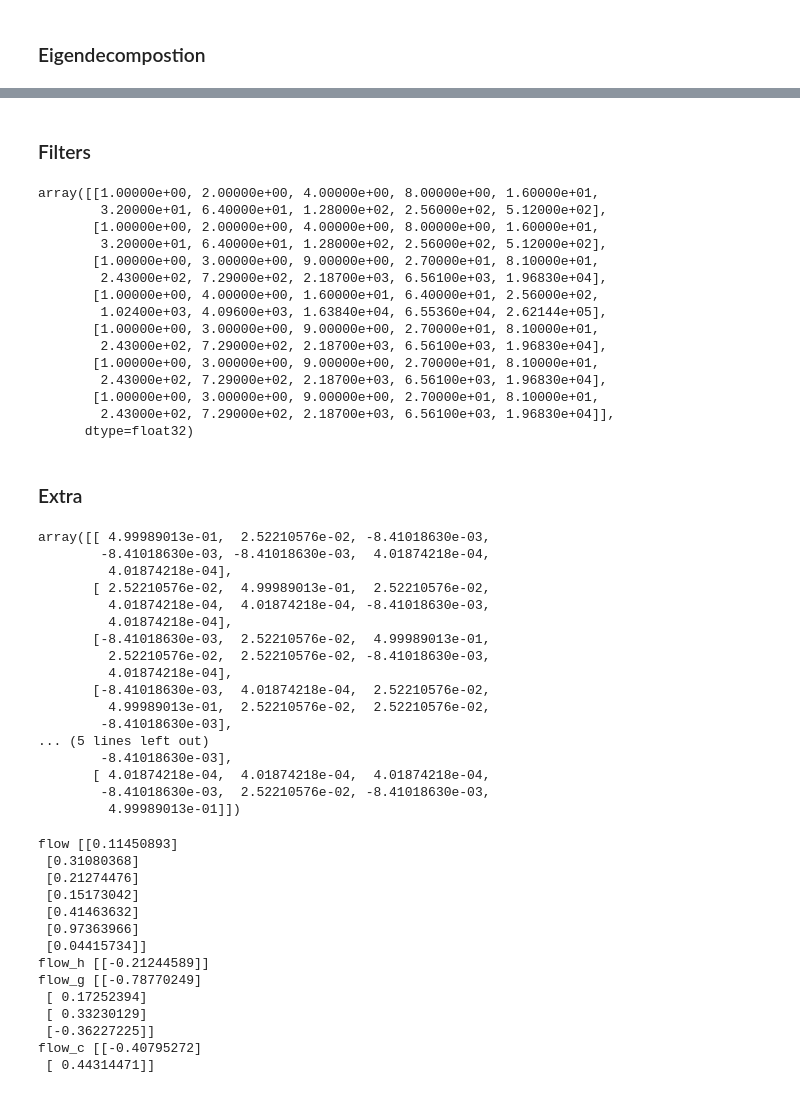
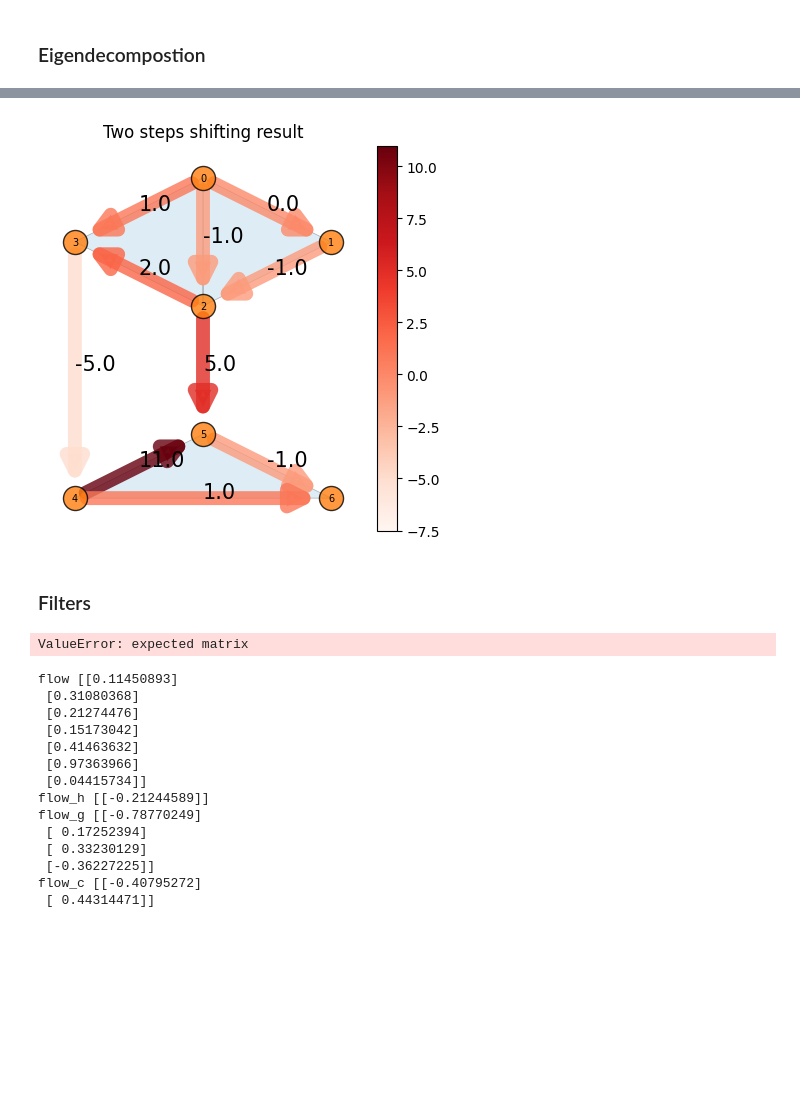
Before and after one commit to irtazahashmi/pytspl, a Jupyter notebook: demo_notebook.ipynb, the cells around one changed output, grey strips where cells are left out. Cells and saved outputs as stored; diff of their text form; code cells hidden in the pictures; blank space fills up the shorter version.

```diff
--- a/demo_notebook.ipynb
+++ b/demo_notebook.ipynb
@@ -244,59 +166,37 @@ Text(0.5, 1.0, 'u_h, λ = 2.0')
+# %%
+# two step shifting result L1^2 @ f
+fig = plt.figure(figsize = (5,5))
+ax = fig.add_subplot(1, 1, 1)
+ax.set_title("Two steps shifting result")
+flow = lower_flow + upper_flow
+scplot.draw_flow(flow=flow, ax=ax)
+# %% [output]
+[figure, added]
 # %% [markdown]
 ### Filters
 # %%
+from sclibrary.eigendecomposition import _get_eigendecomposition
+from scipy.linalg import pinv
+
 L = 10 # order of the filter (order of the matrix polynomial)
 
-lam_l = np.diag() # eigenvalues of L1 (all of them)
+eigenvecs, eigenvals = _get_eigendecomposition(L1)
+
+lam_l = np.diag(eigenvals) # eigenvalues of L1 (all of them)
+
 Phi_G = np.array([lam_l ** (l - 1) for l in range(1, L + 1)]).T
-Phi_G
+
+# Calculate alpha
+alpha = pinv(Phi_G) @ np.concatenate([np.array([1]), np.zeros(len(lam_l) - 1)])
+
+# Build the filter
+H = np.zeros((7, 7))
+for l in range(1, L+1):
+    H += alpha[l-1] * L1L**(l-1)
+
+H
 # %% [output]
-array([[1.00000e+00, 2.00000e+00, 4.00000e+00, 8.00000e+00, 1.60000e+01,
-        3.20000e+01, 6.40000e+01, 1.28000e+02, 2.56000e+02, 5.12000e+02],
-       [1.00000e+00, 2.00000e+00, 4.00000e+00, 8.00000e+00, 1.60000e+01,
-        3.20000e+01, 6.40000e+01, 1.28000e+02, 2.56000e+02, 5.12000e+02],
-       [1.00000e+00, 3.00000e+00, 9.00000e+00, 2.70000e+01, 8.10000e+01,
-        2.43000e+02, 7.29000e+02, 2.18700e+03, 6.56100e+03, 1.96830e+04],
-       [1.00000e+00, 4.00000e+00, 1.60000e+01, 6.40000e+01, 2.56000e+02,
-        1.02400e+03, 4.09600e+03, 1.63840e+04, 6.55360e+04, 2.62144e+05],
-       [1.00000e+00, 3.00000e+00, 9.00000e+00, 2.70000e+01, 8.10000e+01,
-        2.43000e+02, 7.29000e+02, 2.18700e+03, 6.56100e+03, 1.96830e+04],
-       [1.00000e+00, 3.00000e+00, 9.00000e+00, 2.70000e+01, 8.10000e+01,
-        2.43000e+02, 7.29000e+02, 2.18700e+03, 6.56100e+03, 1.96830e+04],
-       [1.00000e+00, 3.00000e+00, 9.00000e+00, 2.70000e+01, 8.10000e+01,
-        2.43000e+02, 7.29000e+02, 2.18700e+03, 6.56100e+03, 1.96830e+04]],
-      dtype=float32)
+ValueError: expected matrix
-# %% [markdown]
-### Extra
-# %%
-from scipy.linalg import pinv
-
-# Calculate alpha
-alpha = pinv(Phi_G) @ np.concatenate([np.array([1]), np.zeros(len(lam_l)-1)])
-
-# Build the filter
-H = np.zeros((7, 7))
-for l in range(1, L+1):
-    H += alpha[l-1] * L1L**(l-1)
-
-H
-# %% [output]
-array([[ 4.99989013e-01,  2.52210576e-02, -8.41018630e-03,
-        -8.41018630e-03, -8.41018630e-03,  4.01874218e-04,
-         4.01874218e-04],
-       [ 2.52210576e-02,  4.99989013e-01,  2.52210576e-02,
-         4.01874218e-04,  4.01874218e-04, -8.41018630e-03,
-         4.01874218e-04],
-       [-8.41018630e-03,  2.52210576e-02,  4.99989013e-01,
-         2.52210576e-02,  2.52210576e-02, -8.41018630e-03,
-         4.01874218e-04],
-       [-8.41018630e-03,  4.01874218e-04,  2.52210576e-02,
-         4.99989013e-01,  2.52210576e-02,  2.52210576e-02,
-        -8.41018630e-03],
-... (5 lines left out)
-        -8.41018630e-03],
-       [ 4.01874218e-04,  4.01874218e-04,  4.01874218e-04,
-        -8.41018630e-03,  2.52210576e-02, -8.41018630e-03,
-         4.99989013e-01]])
 # %%
 # flow geenration
 flow = np.random.rand(L1.shape[0], 1)
```
Also changed, not shown: parts of 20 cells of this notebook, 10 other files.
